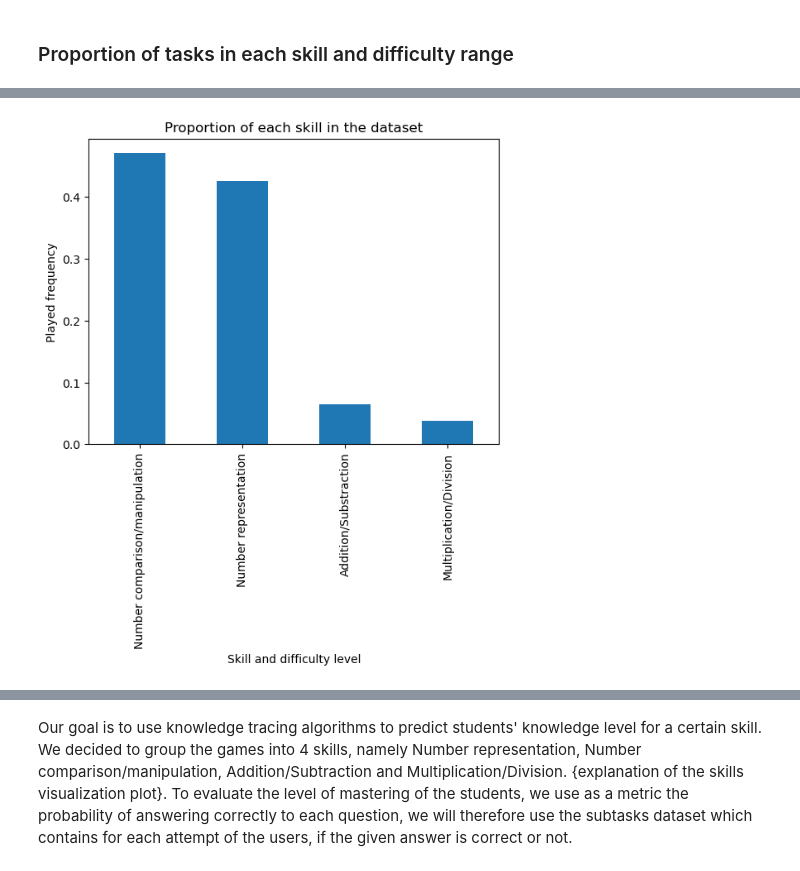
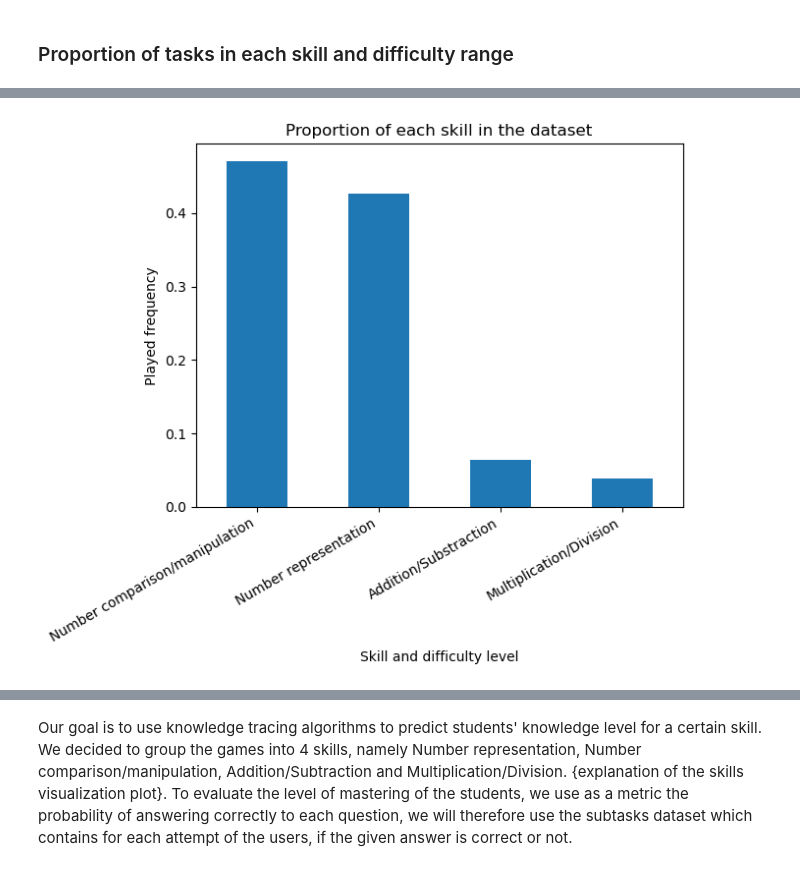
Before and after one commit to emmabhl/MLBD_Calcularis_Sectumsempra, a Jupyter notebook: Milestone4.ipynb, the cells around one changed output, grey strips where cells are left out. Cells and saved outputs as stored; diff of their text form; code cells hidden in the pictures.

```diff
--- a/Milestone4.ipynb
+++ b/Milestone4.ipynb
@@ -46,13 +46,12 @@ game_name = subtasks.merge(events[['event_id', 'game_name']], on='event_id', how
 number_range = subtasks.merge(events[['event_id', 'number_range']], on='event_id', how='left').number_range
 
 #split the game_name into skills
-skill = game_name.apply(lambda x: 'Number representation'
-                        if x in ['Subitizing', 'Conversion', 'Estimation', 'Estimation on Number Line', 'Scale: Conversion', 'Landing']
-                        else 'Number comparison/manipulation' if x in ['Comparison', 'Secret Number', 'Distance', 'Scale: Composition', 'Order']
-                        else 'Addition/Substraction' if x in ['Scale: Decomposition', 'Scale: Subtraction', 'Scale: Subtraction by Tens and Ones', 'Sliderule', 'Plus-minus', 'Difference', 'Completion', 'Calculator']
-                        else 'Multiplication/Division' if x in ['Write as multiplication', 'Shelf: Jump Ahead', 'Shelf: given height', 'Shelf: random height', 'Distribution', 'Calculator: Multiplication', 'Calculator: Multiplication with ?', 'Calculator: Division', 'Jump backwards', 'Series']
+game_in_skill = {'Number representation': ['Subitizing', 'Conversion', 'Estimation', 'Estimation on Number Line', 'Scale: Conversion', 'Landing'], 'Number comparison/manipulation': ['Comparison', 'Secret Number', 'Distance', 'Scale: Composition', 'Order'], 'Addition/Substraction': ['Scale: Decomposition', 'Scale: Subtraction', 'Scale: Subtraction by Tens and Ones', 'Sliderule', 'Plus-minus', 'Difference', 'Completion', 'Calculator'], 'Multiplication/Division': ['Write as multiplication', 'Shelf: Jump Ahead', 'Shelf: given height', 'Shelf: random height', 'Distribution', 'Calculator: Multiplication', 'Calculator: Multiplication with ?', 'Calculator: Division', 'Jump backwards', 'Series']}
+skill = game_name.apply(lambda x: 'Number representation' if x in game_in_skill['Number representation']
+                        else 'Number comparison/manipulation' if x in game_in_skill['Number comparison/manipulation']
+                        else 'Addition/Substraction' if x in game_in_skill['Addition/Substraction']
+                        else 'Multiplication/Division' if x in game_in_skill['Multiplication/Division']
                         else 'Other')
-
 # concatenate skills and number range and add it to the subtasks dataframe
 subtasks['skill_name'] = skill + ' ' + number_range
 # %% [markdown]
@@ -60,12 +66,13 @@ subtasks['skill_name'] = skill + ' ' + number_range
 # %%
 skills_proportion = (skill.value_counts()/len(skill)).sort_values(ascending=False)
 skills_proportion.plot.bar()
+plt.xticks(rotation=30, horizontalalignment='right')
 plt.title('Proportion of each skill in the dataset')
 plt.xlabel('Skill and difficulty level')
 plt.ylabel('Played frequency')
 plt.show()
 # %% [output]
-[figure, old version]
+[figure, new version]
 # %%
 skills_proportion = (subtasks.groupby('skill_name').size()/len(subtasks)).sort_values(ascending=False)
 skills_proportion.plot.bar()
```
Also changed, not shown: parts of 2 cells of this notebook.
